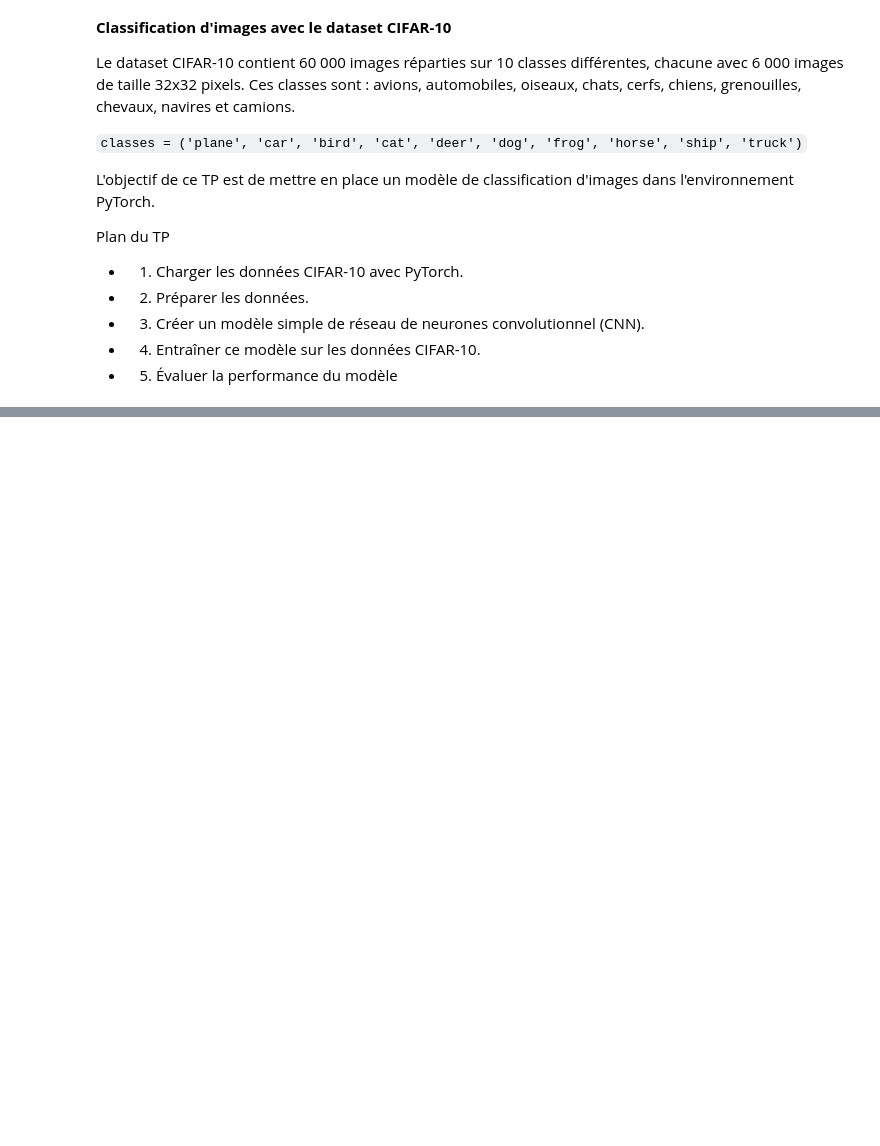
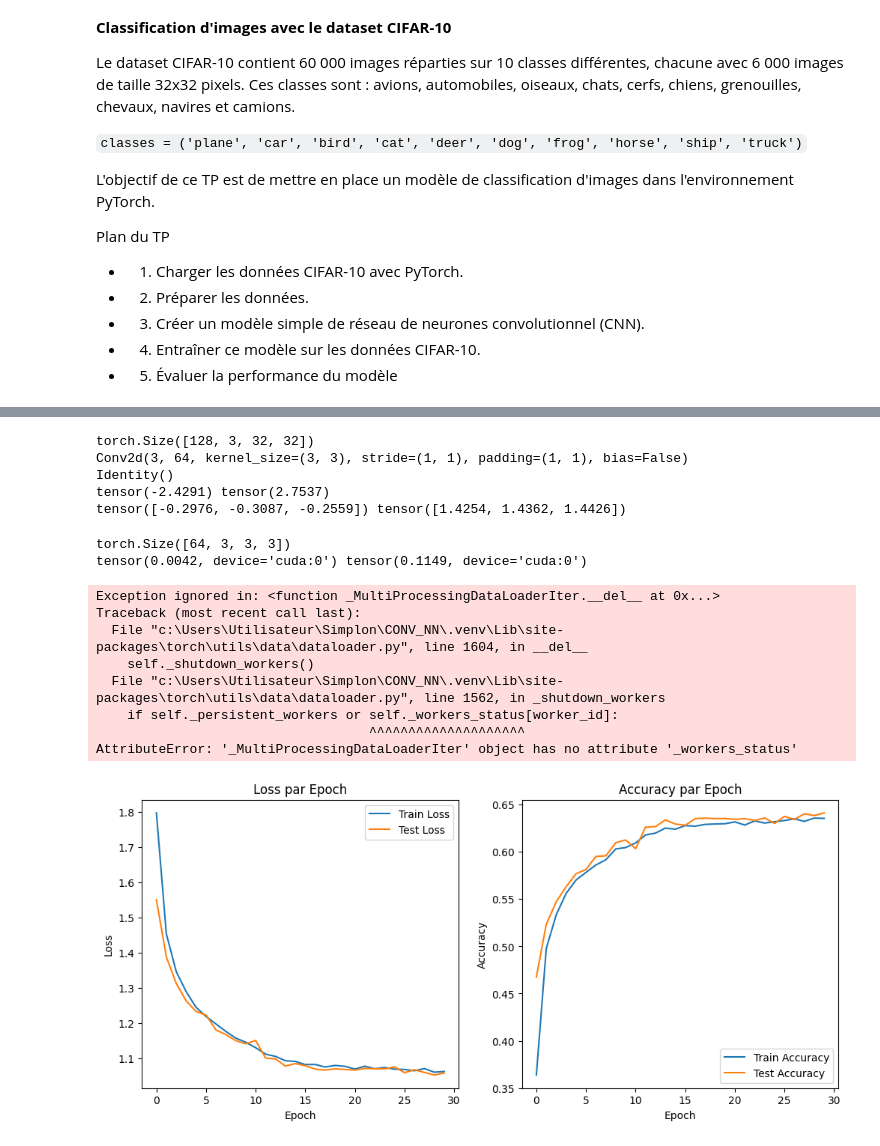
Before and after one commit to KiykoHanna/Simplon_CNN, a Jupyter notebook: Pytorch/TP_Intro_Pytorch.ipynb, the cells around one changed output, grey strips where cells are left out. Drawn from its saved outputs; the diff is of its cells as text; code cells hidden in the pictures; blank space fills up the shorter version.

```diff
--- a/Pytorch/TP_Intro_Pytorch.ipynb
+++ b/Pytorch/TP_Intro_Pytorch.ipynb
@@ -69,0 +391,11 @@ Plan du TP
+# %%
+from torchvision import datasets, transforms, models
+
+# Charger le modèle préentraîné ResNet18
+model_RN = resnet18(pretrained=True)
+
+# Geler les poids des couches initiales
+for param in model_RN.parameters():
+    param.requires_grad = False
+
+print(model_RN)
@@ -69,0 +420,23 @@ Plan du TP
+# %%
+model_RN.fc = nn.Linear(512, 10)
+model_RN.conv1 = nn.Conv2d(
+    3, 64, kernel_size=3, stride=1, padding=1, bias=False
+)
+model_RN.maxpool = nn.Identity()
+
+model_RN = model_RN.to(device)
+# %%
+criterion = nn.CrossEntropyLoss()           # pour classification multi-classes
+optimizer = torch.optim.SGD(
+    model_RN.parameters(),
+    lr=0.001,
+    momentum=0.9,
+    weight_decay=5e-4
+)
+scheduler = torch.optim.lr_scheduler.CosineAnnealingLR(
+    optimizer, T_max=num_epochs
+)
+# %%
+num_epochs = 30
+
+train_losses, train_accuracies, test_losses, test_accuracies = train(model_RN, criterion, optimizer, scheduler, num_epochs)
@@ -69,0 +461,32 @@ Plan du TP
+# %%
+inputs, labels = next(iter(trainloader))
+print(inputs.shape)
+print(model_RN.conv1)
+print(model_RN.maxpool)
+print(inputs.min(), inputs.max())  # должны быть около -1..1 после Normalize
+print(inputs.mean([0,2,3]), inputs.std([0,2,3]))  # mean ~0, std ~1
+# %% [output]
+torch.Size([128, 3, 32, 32])
+Conv2d(3, 64, kernel_size=(3, 3), stride=(1, 1), padding=(1, 1), bias=False)
+Identity()
+tensor(-2.4291) tensor(2.7537)
+tensor([-0.2976, -0.3087, -0.2559]) tensor([1.4254, 1.4362, 1.4426])
+# %%
+weights = model_RN.conv1.weight.data
+print(weights.shape)  # torch.Size([64, 3, 3, 3])
+print(weights.mean(), weights.std())  # среднее и стандартное отклонение
+# %% [output]
+torch.Size([64, 3, 3, 3])
+tensor(0.0042, device='cuda:0') tensor(0.1149, device='cuda:0')
+# %%
+show_result(train_losses, train_accuracies, test_losses, test_accuracies)
+# %% [output]
+Exception ignored in: <function _MultiProcessingDataLoaderIter.__del__ at 0x...>
+Traceback (most recent call last):
+  File "c:\Users\Utilisateur\Simplon\CONV_NN\.venv\Lib\site-packages\torch\utils\data\dataloader.py", line 1604, in __del__
+    self._shutdown_workers()
+  File "c:\Users\Utilisateur\Simplon\CONV_NN\.venv\Lib\site-packages\torch\utils\data\dataloader.py", line 1562, in _shutdown_workers
+    if self._persistent_workers or self._workers_status[worker_id]:
+                                   ^^^^^^^^^^^^^^^^^^^^
+AttributeError: '_MultiProcessingDataLoaderIter' object has no attribute '_workers_status'
+[figure, added]
```
Also changed, not shown: parts of 26 cells of this notebook, 8 other files.
